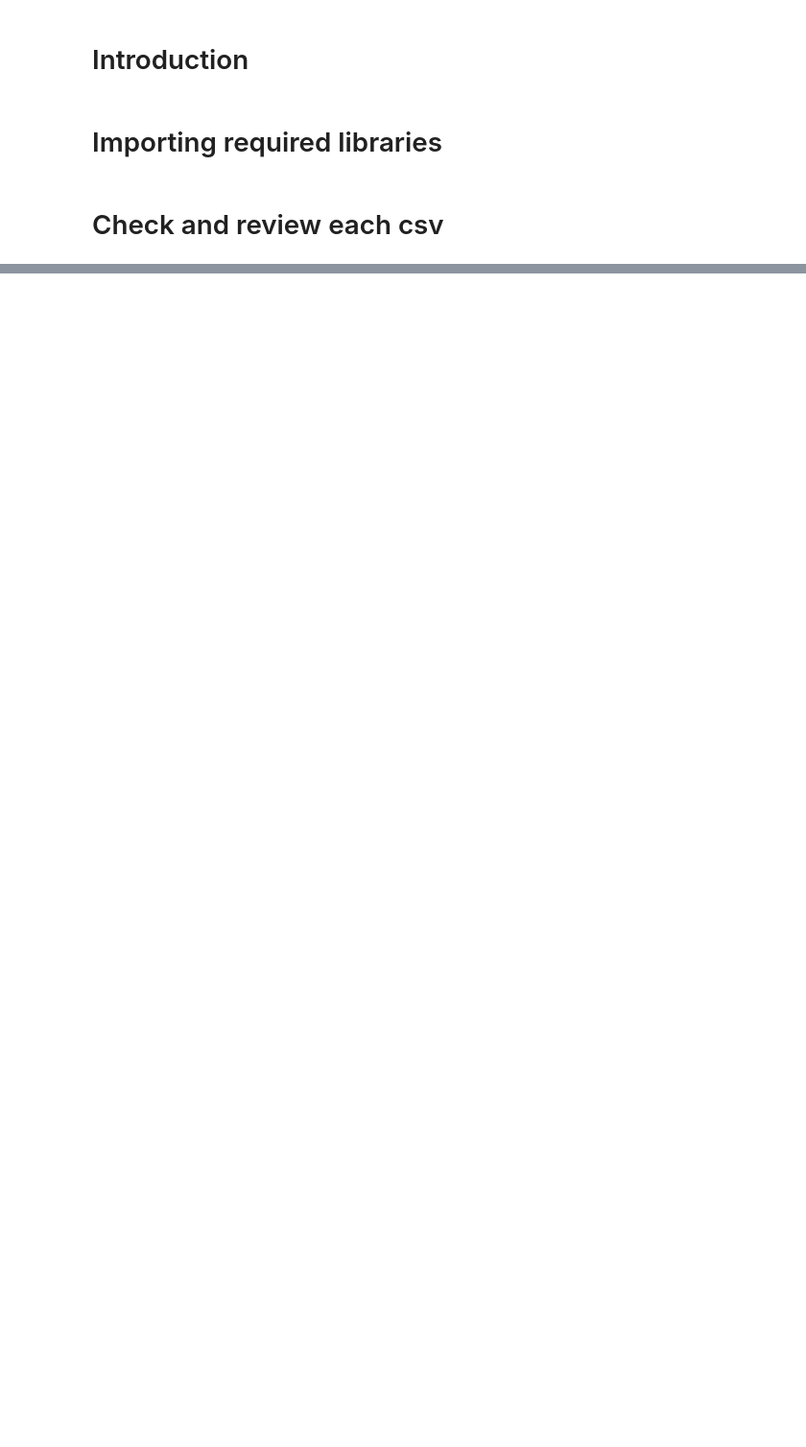
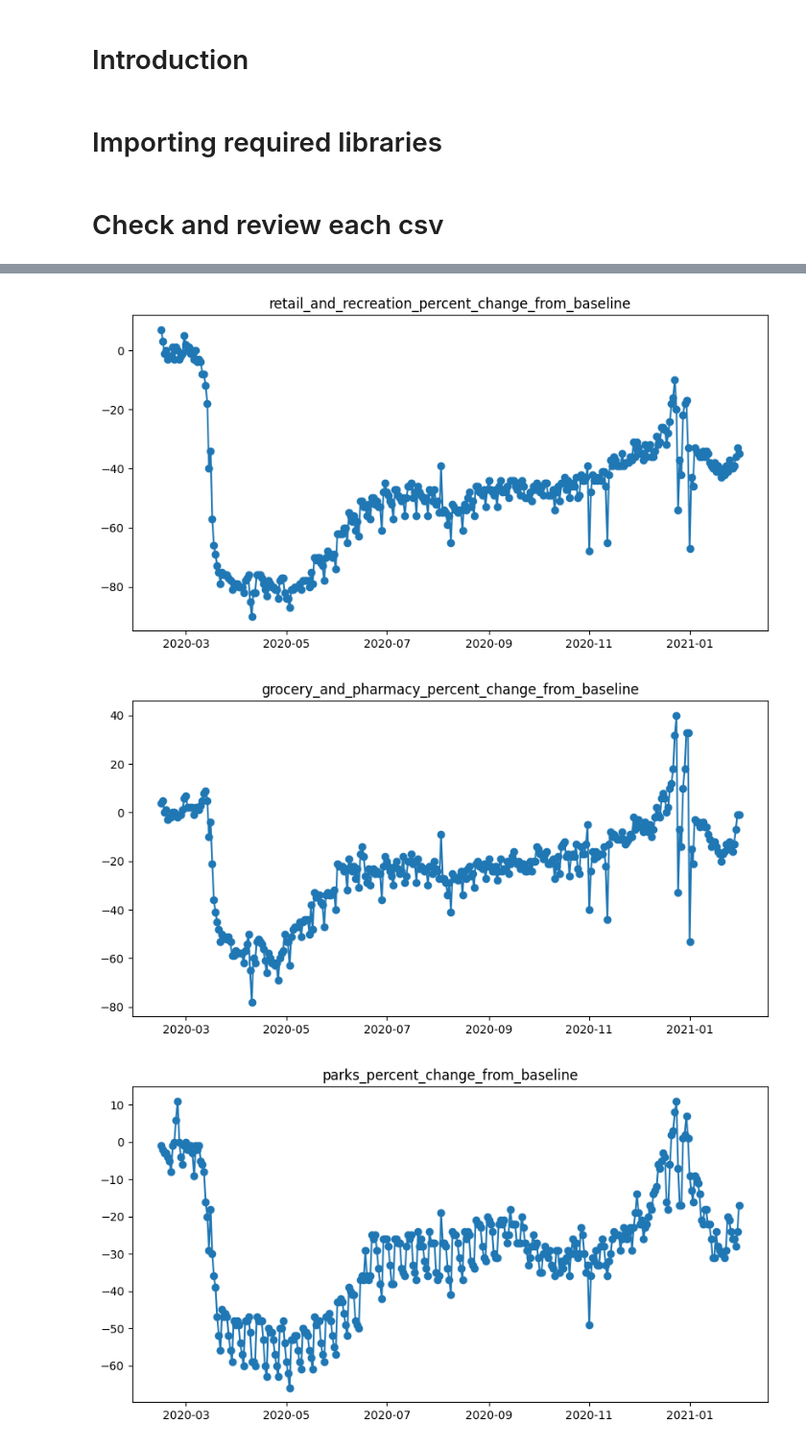
Before and after one commit to biogear13/country-factors-mobility, a Jupyter notebook: data_cleaning.ipynb, the cells around one changed output, grey strips where cells are left out. Shown at 96% size. Cells and saved outputs as stored; diff of their text form; code cells hidden in the pictures; blank space fills up the shorter version.

```diff
--- a/data_cleaning.ipynb
+++ b/data_cleaning.ipynb
@@ -62,0 +509,4 @@ max             NaN  NaN  2022.0        1.637687e+07  2022.0
+# %%
+# For the country mobility filter only those that are part inc country_in_both
+country_mobility = filtered[filtered['country_region'].isin(country_in_both)]
+country_mobility.sample(frac=0.005, random_state=1).compute()
@@ -62,0 +566,15 @@ max             NaN  NaN  2022.0        1.637687e+07  2022.0
+# %%
+# rename country_mobility column 'country_region' to 'Country'
+country_mobility = country_mobility.rename(columns = {'country_region':'Country'})
+# rename national_policy column 'implementation_date' to 'date'
+national_policy = national_policy.rename(columns = {'implementation_date':'date'})
+# merge country_mobility with Country and Code from national_policy
+countries = national_policy.groupby(['Country','Code'])['measure_dict'].count().reset_index()
+country_mobility = country_mobility.merge(countries[['Country', 'Code']], on= ['Country'], how = 'left')
+# drop country in national_policy
+national_policy = national_policy.drop(columns='Country')
+# merge the two
+timeline = country_mobility.merge(national_policy, on=['Code', 'date'], how = 'left')
+# drop country_region_code
+timeline = timeline.drop(columns='country_region_code')
+timeline.sample(frac=0.005, random_state=1).compute()
@@ -62,0 +595,3 @@ max             NaN  NaN  2022.0        1.637687e+07  2022.0
+# %%
+philippines = timeline[timeline['Code']=='PHL'].compute()
+philippines
@@ -62,0 +614,16 @@ max             NaN  NaN  2022.0        1.637687e+07  2022.0
+# %%
+numerical = ['retail_and_recreation_percent_change_from_baseline',
+             'grocery_and_pharmacy_percent_change_from_baseline',
+             'parks_percent_change_from_baseline',
+             'transit_stations_percent_change_from_baseline',
+             'workplaces_percent_change_from_baseline',
+             'residential_percent_change_from_baseline']
+# %%
+for num in numerical:
+    plt.figure(figsize=(10, 5))
+    plt.plot(philippines['date'], philippines[num], marker='o', linestyle='-')
+    plt.title(num)
+# %% [output]
+[figure, added]
+[figure, added]
+[figure, added]
```
Also changed, not shown: parts of 50 cells of this notebook.
